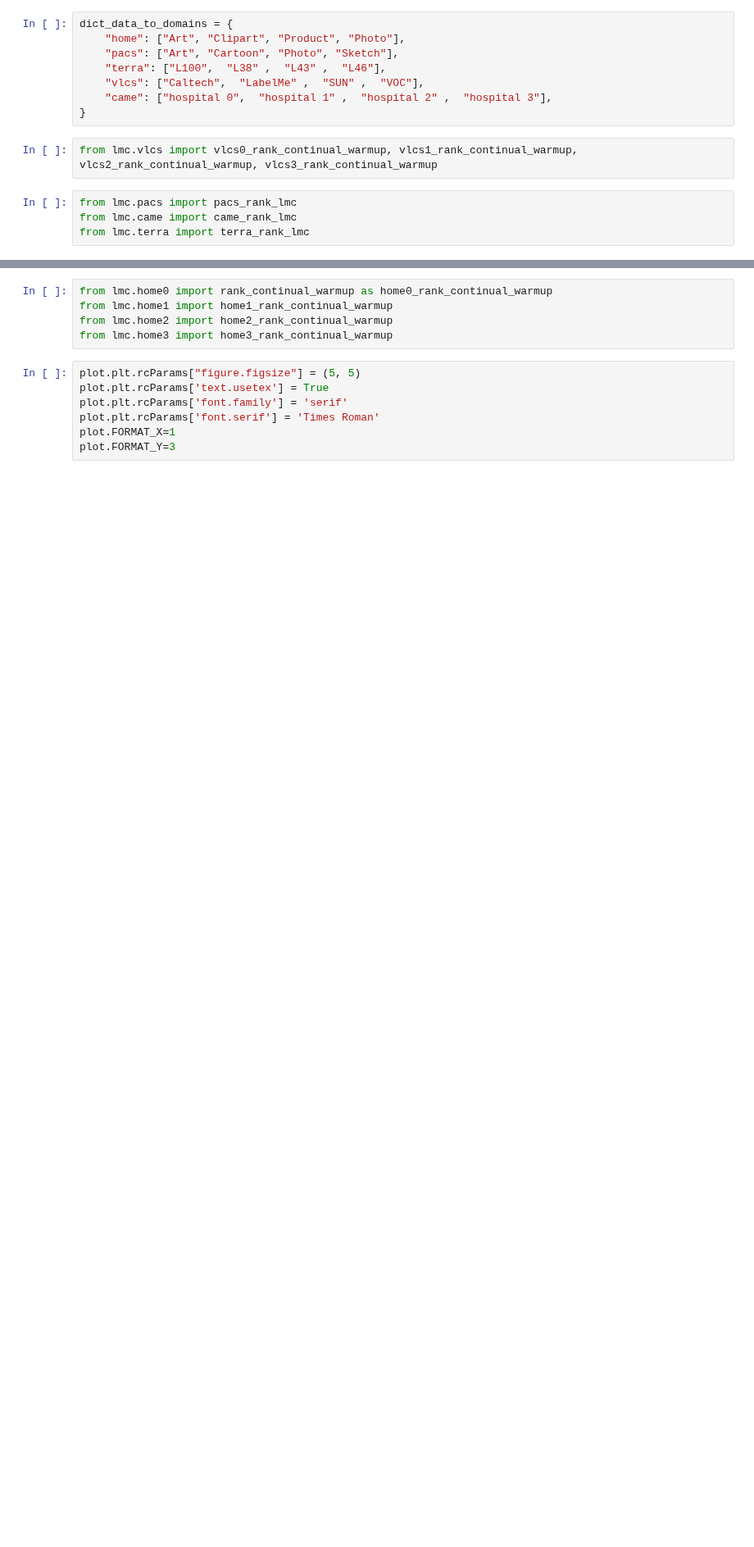
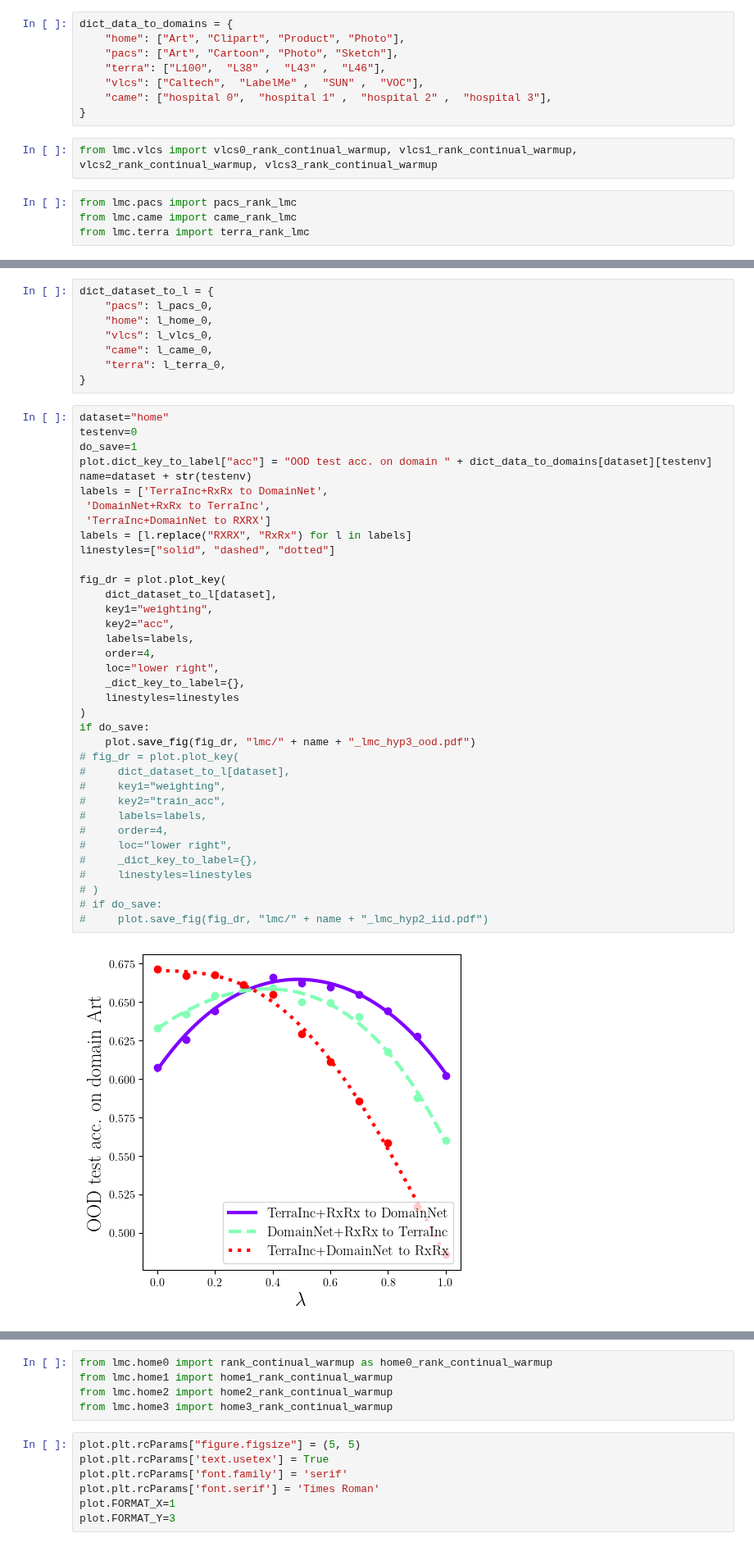
Before and after one commit to alexrame/domainbedv2, a Jupyter notebook: notebooks/recycling/lmcs.ipynb, the cells around one changed output, grey strips where cells are left out. Shown at 82% size. Drawn from its saved outputs; the diff is of its cells as text; blank space fills up the shorter version.

```diff
--- a/notebooks/recycling/lmcs.ipynb
+++ b/notebooks/recycling/lmcs.ipynb
@@ -34,0 +236,46 @@ from lmc.terra import terra_rank_lmc
+# %%
+dict_dataset_to_l = {
+    "pacs": l_pacs_0,
+    "home": l_home_0,
+    "vlcs": l_vlcs_0,
+    "came": l_came_0,
+    "terra": l_terra_0,
+}
+# %%
+dataset="home"
+testenv=0
+do_save=1
+plot.dict_key_to_label["acc"] = "OOD test acc. on domain " + dict_data_to_domains[dataset][testenv]
+name=dataset + str(testenv)
+labels = ['TerraInc+RxRx to DomainNet',
+ 'DomainNet+RxRx to TerraInc',
+ 'TerraInc+DomainNet to RXRX']
+labels = [l.replace("RXRX", "RxRx") for l in labels]
+linestyles=["solid", "dashed", "dotted"]
+
+fig_dr = plot.plot_key(
+    dict_dataset_to_l[dataset],
+    key1="weighting",
+    key2="acc",
+    labels=labels,
+    order=4,
+    loc="lower right",
+    _dict_key_to_label={},
+    linestyles=linestyles
+)
+if do_save:
+    plot.save_fig(fig_dr, "lmc/" + name + "_lmc_hyp3_ood.pdf")
+# fig_dr = plot.plot_key(
+#     dict_dataset_to_l[dataset],
+#     key1="weighting",
+#     key2="train_acc",
+#     labels=labels,
+#     order=4,
+#     loc="lower right",
+#     _dict_key_to_label={},
+#     linestyles=linestyles
+# )
+# if do_save:
+#     plot.save_fig(fig_dr, "lmc/" + name + "_lmc_hyp2_iid.pdf")
+# %% [output]
+[figure, added]
```
Also changed, not shown: parts of 9 cells of this notebook, 2 other files.
